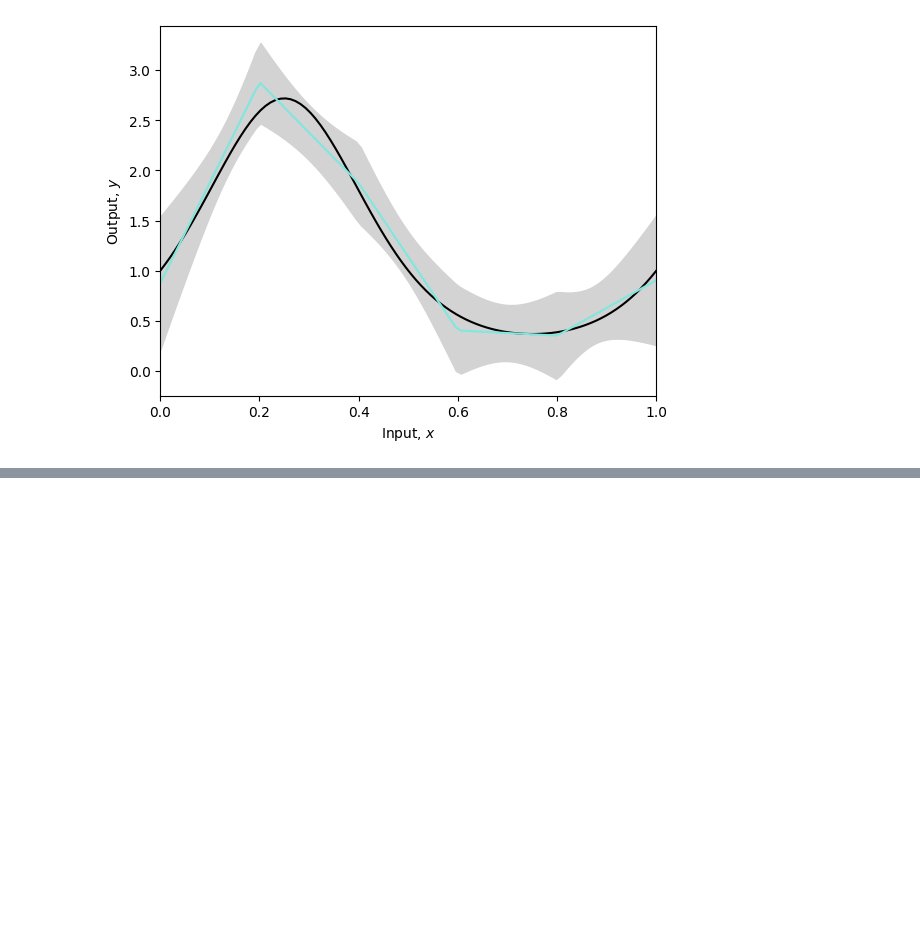
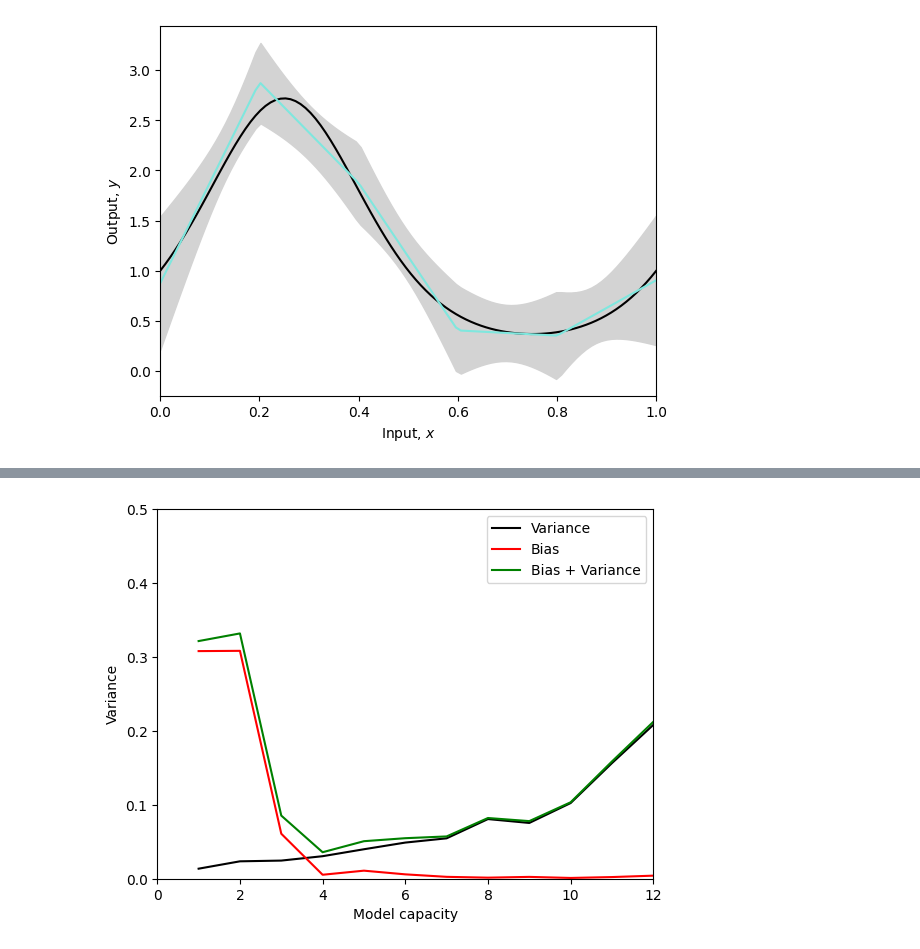
Before and after one commit to sfowler4/CSCE588_NN, a Jupyter notebook: Notebooks/Chap08/8_2_Bias_Variance_Trade_Off.ipynb, the cells around one changed output, grey strips where cells are left out. Cells and saved outputs as stored; diff of their text form; code cells hidden in the pictures; blank space fills up the shorter version.

```diff
--- a/Notebooks/Chap08/8_2_Bias_Variance_Trade_Off.ipynb
+++ b/Notebooks/Chap08/8_2_Bias_Variance_Trade_Off.ipynb
@@ -202,0 +222,38 @@ plt.show()
+# %%
+# Plot the noise, bias and variance as a function of capacity
+hidden_variables = [1,2,3,4,5,6,7,8,9,10,11,12]
+bias = np.zeros((len(hidden_variables),1)) ;
+variance = np.zeros((len(hidden_variables),1)) ;
+
+n_datasets = 100
+n_data = 15
+sigma_func = 0.3
+n_hidden = 5
+
+# Set random seed so that we get the same result every time
+np.random.seed(1)
+
+for c_hidden in range(len(hidden_variables)):
+  # Get mean and variance of fitted model
+  mean_model, std_model = get_model_mean_variance(n_data, n_datasets, hidden_variables[c_hidden], sigma_func) ;
+  # TODO -- Estimate bias and variance
+  # Replace these lines
+
+  # Compute variance -- average of the model variance (average squared deviation of fitted models around mean fitted model)
+  variance[c_hidden] = np.mean(std_model**2)
+  # Compute bias (average squared deviation of mean fitted model around true function)
+  bias[c_hidden] = np.mean((mean_model - true_function(x_model))**2)
+
+# Plot the results
+fig,ax = plt.subplots()
+ax.plot(hidden_variables, variance, 'k-')
+ax.plot(hidden_variables, bias, 'r-')
+ax.plot(hidden_variables, variance+bias, 'g-')
+ax.set_xlim(0,12)
+ax.set_ylim(0,0.5)
+ax.set_xlabel("Model capacity")
+ax.set_ylabel("Variance")
+ax.legend(['Variance', 'Bias', 'Bias + Variance'])
+plt.show()
+# %% [output]
+[figure, added]
```
Also changed, not shown: parts of 3 cells of this notebook.
